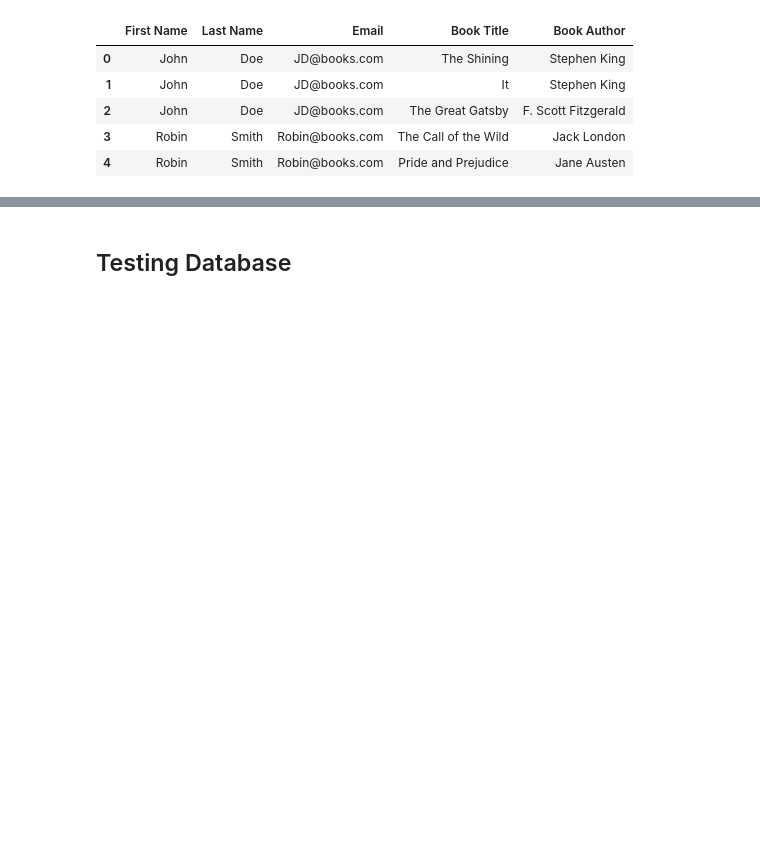
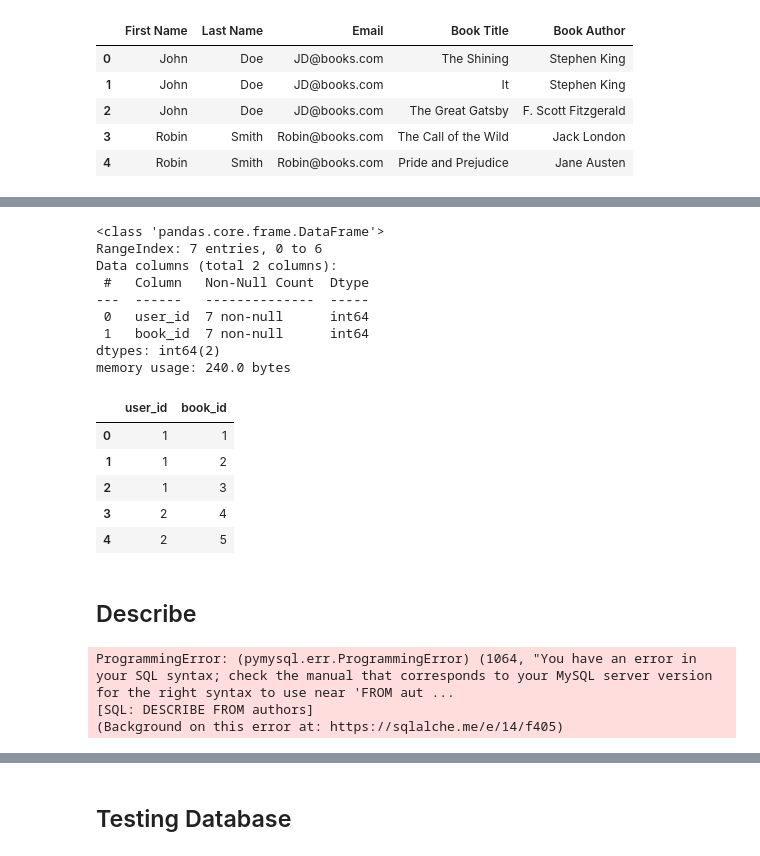
Before and after one commit to brittanymlassiter/Books_Core, a Jupyter notebook: Books(Core).ipynb, the cells around one changed output, grey strips where cells are left out. Drawn from its saved outputs; the diff is of its cells as text; code cells hidden in the pictures; blank space fills up the shorter version.

```diff
--- a/Books(Core).ipynb
+++ b/Books(Core).ipynb
@@ -95,0 +157,30 @@ memory usage: 408.0+ bytes
+# %%
+favorites = pd.read_csv('Data/favorites - favorites.csv')
+favorites.info()
+favorites.head()
+# %% [output]
+<class 'pandas.core.frame.DataFrame'>
+RangeIndex: 7 entries, 0 to 6
+Data columns (total 2 columns):
+ #   Column   Non-Null Count  Dtype
+---  ------   --------------  -----
+ 0   user_id  7 non-null      int64
+ 1   book_id  7 non-null      int64
+dtypes: int64(2)
+memory usage: 240.0 bytes
+|  | user_id | book_id |
+| 0 | 1 | 1 |
+| 1 | 1 | 2 |
+| 2 | 1 | 3 |
+| 3 | 2 | 4 |
+| 4 | 2 | 5 |
+# %% [markdown]
+## Describe
+# %%
+q= '''DESCRIBE FROM authors'''
+authors = pd.read_sql(q, engine)
+authors
+# %% [output]
+ProgrammingError: (pymysql.err.ProgrammingError) (1064, "You have an error in your SQL syntax; check the manual that corresponds to your MySQL server version for the right syntax to use near 'FROM aut ...
+[SQL: DESCRIBE FROM authors]
+(Background on this error at: https://sqlalche.me/e/14/f405)
```
Also changed, not shown: parts of 13 cells of this notebook, 5 other files.
